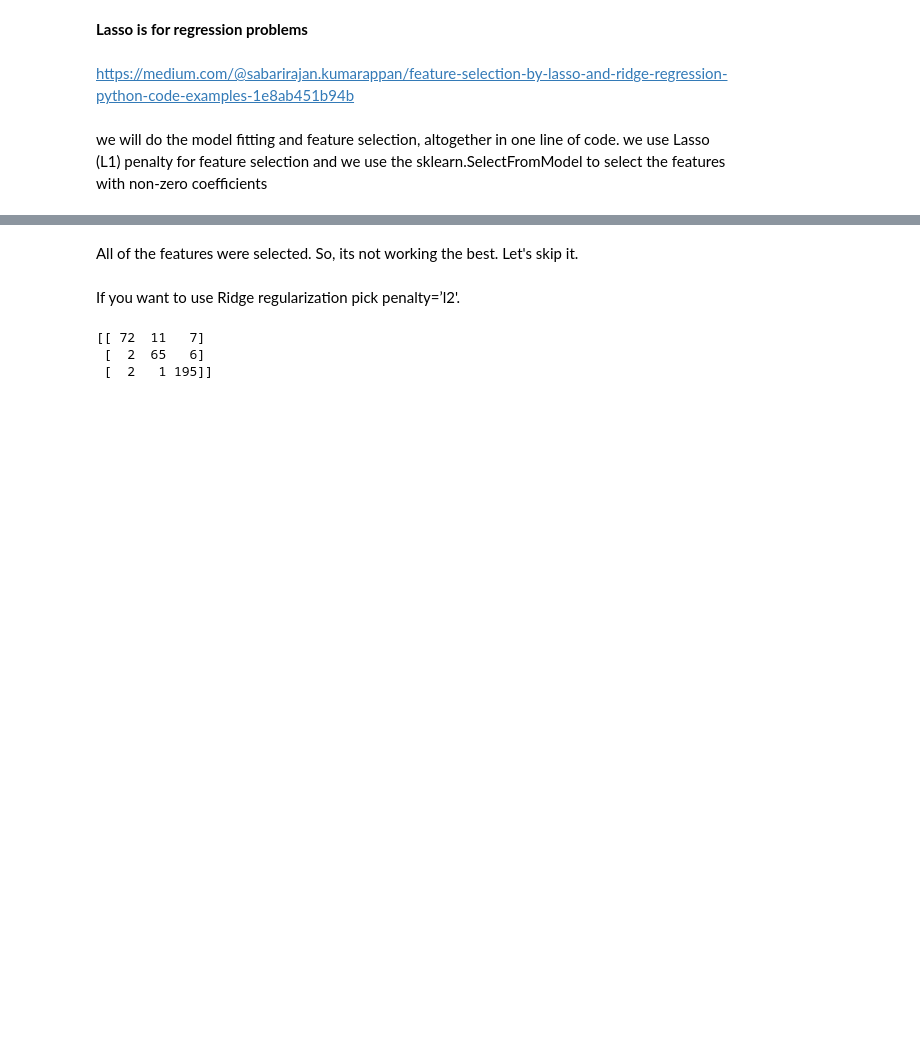
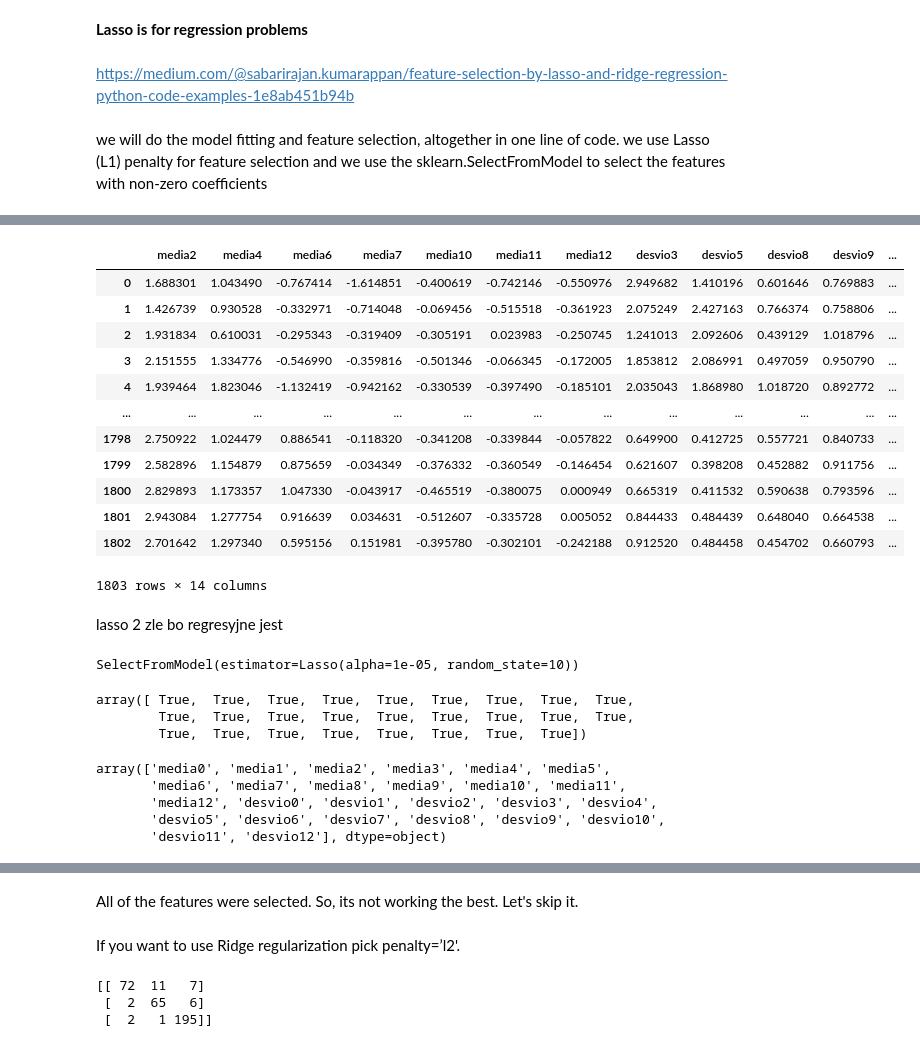
Before and after one commit to qettera/Machine-Learning-Overview, a Jupyter notebook: project.ipynb, the cells around one changed output, grey strips where cells are left out. Drawn from its saved outputs; the diff is of its cells as text; code cells hidden in the pictures; blank space fills up the shorter version.

```diff
--- a/project.ipynb
+++ b/project.ipynb
@@ -545,3 +619,46 @@ we will do the model fitting and feature selection, altogether in one line of co
+# %%
+df_new = df[feature_subset]
+df_new
+# %% [output]
+|  | media2 | media4 | media6 | media7 | media10 | media11 | media12 | desvio3 | desvio5 | desvio8 | desvio9 | ... |
+| 0 | 1.688301 | 1.043490 | -0.767414 | -1.614851 | -0.400619 | -0.742146 | -0.550976 | 2.949682 | 1.410196 | 0.601646 | 0.769883 | ... |
+| 1 | 1.426739 | 0.930528 | -0.332971 | -0.714048 | -0.069456 | -0.515518 | -0.361923 | 2.075249 | 2.427163 | 0.766374 | 0.758806 | ... |
+| 2 | 1.931834 | 0.610031 | -0.295343 | -0.319409 | -0.305191 | 0.023983 | -0.250745 | 1.241013 | 2.092606 | 0.439129 | 1.018796 | ... |
+| 3 | 2.151555 | 1.334776 | -0.546990 | -0.359816 | -0.501346 | -0.066345 | -0.172005 | 1.853812 | 2.086991 | 0.497059 | 0.950790 | ... |
+| 4 | 1.939464 | 1.823046 | -1.132419 | -0.942162 | -0.330539 | -0.397490 | -0.185101 | 2.035043 | 1.868980 | 1.018720 | 0.892772 | ... |
+| ... | ... | ... | ... | ... | ... | ... | ... | ... | ... | ... | ... | ... |
+| 1798 | 2.750922 | 1.024479 | 0.886541 | -0.118320 | -0.341208 | -0.339844 | -0.057822 | 0.649900 | 0.412725 | 0.557721 | 0.840733 | ... |
+| 1799 | 2.582896 | 1.154879 | 0.875659 | -0.034349 | -0.376332 | -0.360549 | -0.146454 | 0.621607 | 0.398208 | 0.452882 | 0.911756 | ... |
+| 1800 | 2.829893 | 1.173357 | 1.047330 | -0.043917 | -0.465519 | -0.380075 | 0.000949 | 0.665319 | 0.411532 | 0.590638 | 0.793596 | ... |
+| 1801 | 2.943084 | 1.277754 | 0.916639 | 0.034631 | -0.512607 | -0.335728 | 0.005052 | 0.844433 | 0.484439 | 0.648040 | 0.664538 | ... |
+| 1802 | 2.701642 | 1.297340 | 0.595156 | 0.151981 | -0.395780 | -0.302101 | -0.242188 | 0.912520 | 0.484458 | 0.454702 | 0.660793 | ... |
+1803 rows × 14 columns
+# %% [markdown]
+lasso 2
+zle bo regresyjne jest
+# %%
+from sklearn.feature_selection import SelectFromModel
+
+
+
+sel_ = SelectFromModel(Lasso(alpha=0.00001, random_state=10))
+sel_.fit(x_train, y_train2)
+# %% [output]
+SelectFromModel(estimator=Lasso(alpha=1e-05, random_state=10))
+# %%
+sel_.get_support()
+# %% [output]
+array([ True,  True,  True,  True,  True,  True,  True,  True,  True,
+        True,  True,  True,  True,  True,  True,  True,  True,  True,
+        True,  True,  True,  True,  True,  True,  True,  True])
+# %%
+sel_.get_feature_names_out()
+# %% [output]
+array(['media0', 'media1', 'media2', 'media3', 'media4', 'media5',
+       'media6', 'media7', 'media8', 'media9', 'media10', 'media11',
+       'media12', 'desvio0', 'desvio1', 'desvio2', 'desvio3', 'desvio4',
+       'desvio5', 'desvio6', 'desvio7', 'desvio8', 'desvio9', 'desvio10',
+       'desvio11', 'desvio12'], dtype=object)
 # %%
 from sklearn.feature_selection import SelectFromModel
 from sklearn.linear_model import Lasso, LogisticRegression
```
Also changed, not shown: parts of 58 cells of this notebook.
